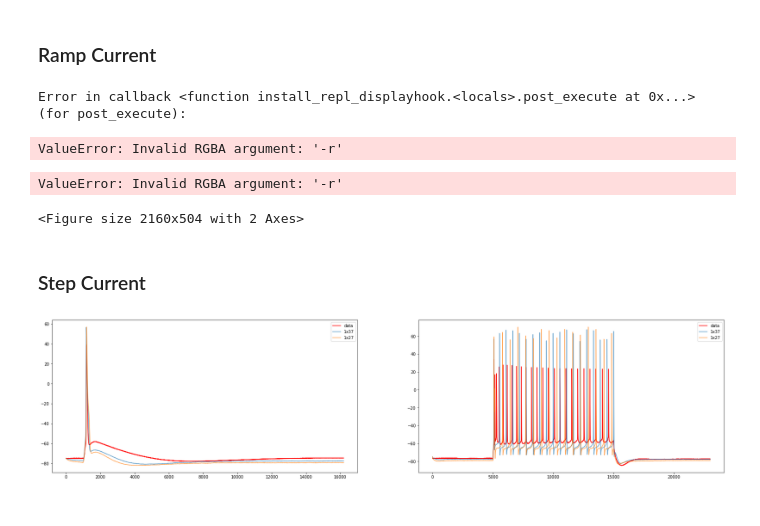
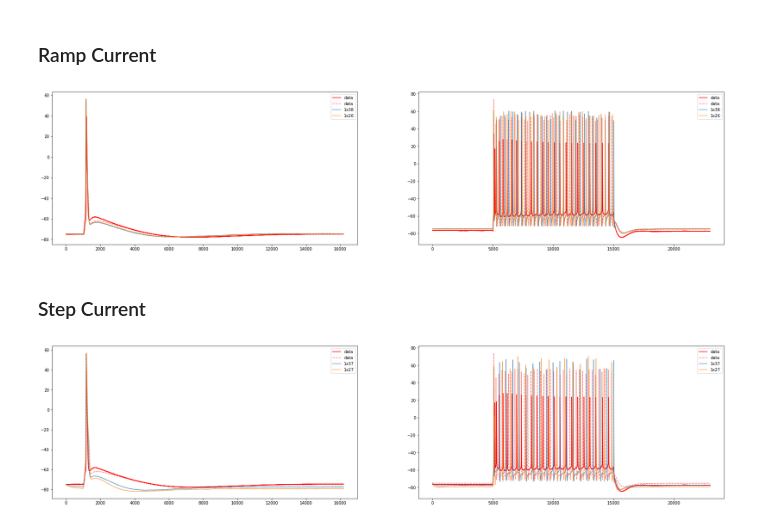
Before and after one commit to alTeska/DAP_analysis, a Jupyter notebook: param_analysis/notebooks/find_best_traces_step_5par_0905.ipynb, the cells around one changed output. Drawn from its saved outputs; the diff is of its cells as text; code cells hidden in the pictures.

```diff
--- a/param_analysis/notebooks/find_best_traces_step_5par_0905.ipynb
+++ b/param_analysis/notebooks/find_best_traces_step_5par_0905.ipynb
@@ -84,9 +84,9 @@ array([-76.63358125, 0.06351057982730121, 48.0, 20.62173913043478,
 # %% [markdown]
 #### Ramp Current
 # %%
-df_diff_ramps = df_ramps.copy() - data_feat_ramp
+df_diff_ramps = np.abs(df_ramps.copy() - data_feat_ramp)
 df_diff_ramps['sum'] = df_diff_ramps.sum(axis=1)
-df_diff_ramps['sum'] = np.abs(df_diff_ramps['sum'])
+df_diff_ramps['sum'] = df_diff_ramps['sum']
 
 df_diff_ramps.index.rename('id', inplace=True)
 df_diff_ramps.reset_index(level=0, inplace=True)
@@ -95,7 +95,7 @@ df_diff_ramps.reset_index(level=0, inplace=True)
 # %%
 df_diff_steps = df_steps.dropna()
 df_diff_steps.drop('spike_times_stim', axis=1, inplace=True)
-df_diff_steps = df_diff_steps - data_feat_step[:-1]
+df_diff_steps = np.abs(df_diff_steps - data_feat_step[:-1])
 
 df_diff_steps.index.rename('id', inplace=True)
 df_diff_steps.reset_index(level=0, inplace=True)
@@ -141,10 +153,10 @@ ids = df_best_ramp_tr.id
 fig, ax = plt.subplots(ncols=2, figsize=(30, 7))
 
 ax[0].plot(vr, c='r', label='data');
-ax[0].plot(U, c='r', label='data');
+ax[0].plot(U, 'r--', alpha=0.5, label='data');
 
-ax[1].plot(vs, c='r--', label='data');
-ax[1].plot(U_step, c='r--', label='data');
+ax[1].plot(vs, c='r', label='data');
+ax[1].plot(U_step, 'r--', alpha=0.5, label='data');
 
 for i, tr in enumerate(traces_ramp):
     n = ids[i]
@@ -157,10 +169,7 @@ for i, tr in enumerate(traces_step):
 ax[0].legend()
 ax[1].legend();
 # %% [output]
-Error in callback <function install_repl_displayhook.<locals>.post_execute at 0x...> (for post_execute):
-ValueError: Invalid RGBA argument: '-r'
-ValueError: Invalid RGBA argument: '-r'
-<Figure size 2160x504 with 2 Axes>
+[figure, added]
 # %% [markdown]
 ### Step Current
 # %%
@@ -170,18 +179,21 @@ ids = df_best_step_tr.id
 # %%
 fig, ax = plt.subplots(ncols=2, figsize=(30, 7))
 
 ax[0].plot(vr, c='r', label='data');
+ax[0].plot(U, 'r--', alpha=0.5, label='data');
+
 ax[1].plot(vs, c='r', label='data');
+ax[1].plot(U_step, 'r--', alpha=0.5, label='data');
 
 for i, tr in enumerate(traces_ramp):
     n = ids[i]
     ax[0].plot(tr, alpha=0.7, label=n)
 
 for i, tr in enumerate(traces_step):
     n = ids[i]
     ax[1].plot(tr, alpha=0.7, label=n)
 
 ax[0].legend()
 ax[1].legend();
 # %% [output]
-[figure, old version]
+[figure, new version]
```
Also changed, not shown: parts of 4 cells of this notebook, 8 other files.
